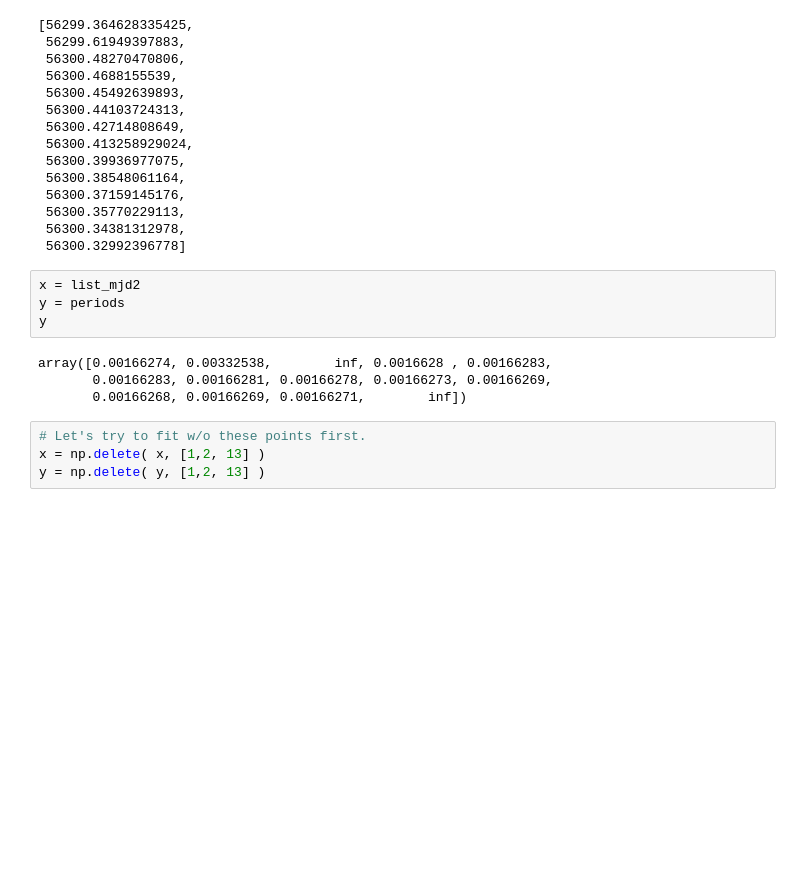
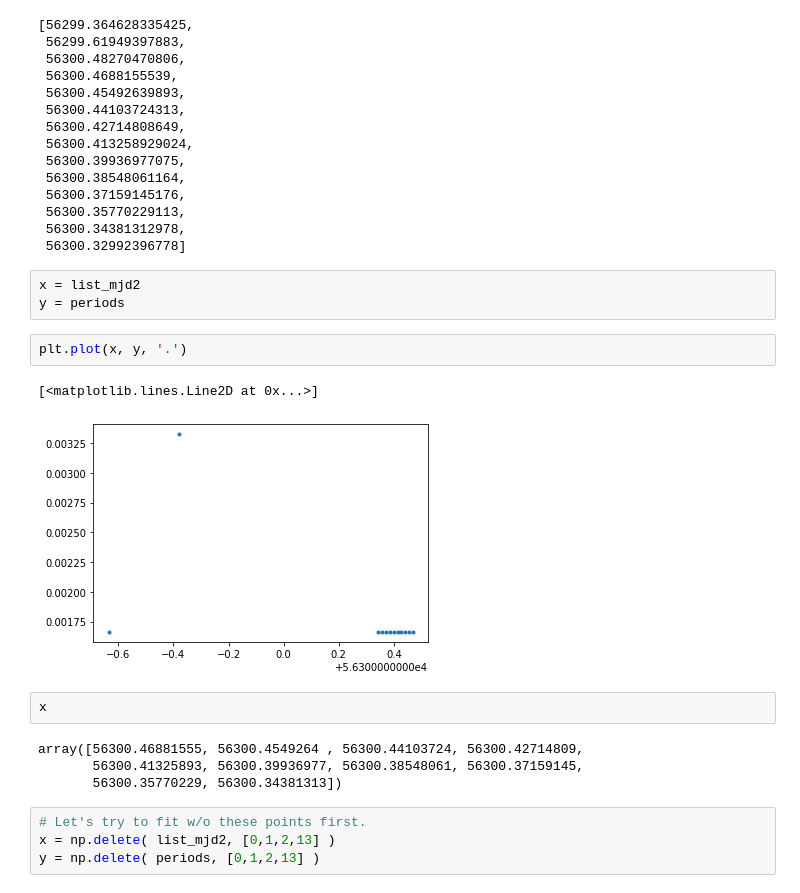
Before and after one commit to Yousousen/pulsar_analysis, a Jupyter notebook: src/script/rough_analysis_pulsar2.ipynb, the cells around one changed output. Cells and saved outputs as stored; diff of their text form; blank space fills up the shorter version.

```diff
--- a/src/script/rough_analysis_pulsar2.ipynb
+++ b/src/script/rough_analysis_pulsar2.ipynb
@@ -454,12 +454,18 @@ list_mjd2
 # %%
 x = list_mjd2
 y = periods
-y
-# %% [output]
-array([0.00166274, 0.00332538,        inf, 0.0016628 , 0.00166283,
-       0.00166283, 0.00166281, 0.00166278, 0.00166273, 0.00166269,
-       0.00166268, 0.00166269, 0.00166271,        inf])
+# %%
+plt.plot(x, y, '.')
+# %% [output]
+[<matplotlib.lines.Line2D at 0x...>]
+[figure, added]
+# %%
+x
+# %% [output]
+array([56300.46881555, 56300.4549264 , 56300.44103724, 56300.42714809,
+       56300.41325893, 56300.39936977, 56300.38548061, 56300.37159145,
+       56300.35770229, 56300.34381313])
 # %%
 # Let's try to fit w/o these points first.
-x = np.delete( x, [1,2, 13] )
-y = np.delete( y, [1,2, 13] )
+x = np.delete( list_mjd2, [0,1,2,13] )
+y = np.delete( periods, [0,1,2,13] )
```
Also changed, not shown: parts of 4 cells of this notebook.
